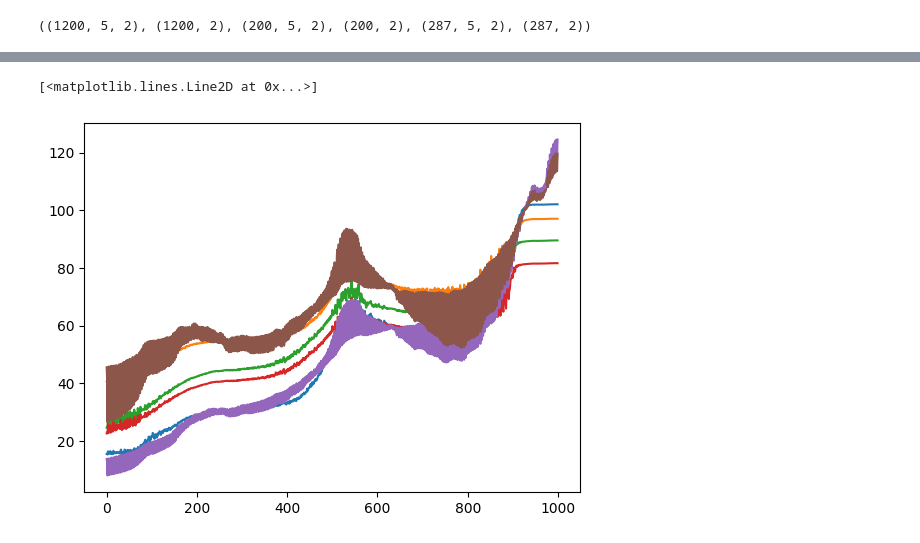
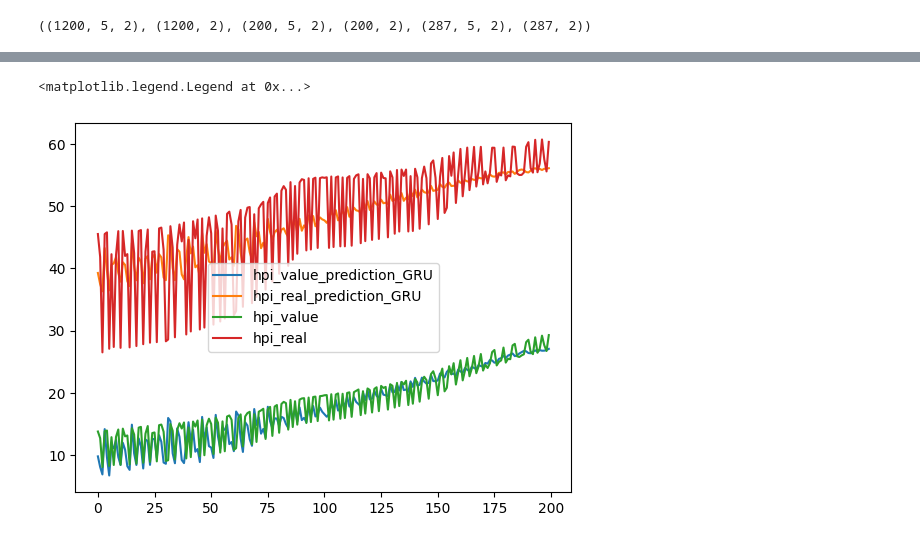
Before and after one commit to JhostinD/tfg-informatica, a Jupyter notebook: src/main_notebook.ipynb, the cells around one changed output, grey strips where cells are left out. Cells and saved outputs as stored; diff of their text form; code cells hidden in the pictures.

```diff
--- a/src/main_notebook.ipynb
+++ b/src/main_notebook.ipynb
@@ -206,5 +203,5 @@ WARNING:tensorflow:From c:\Users\jhost\Desktop\tfg-informatica\.venv\Lib\site-pa
 # %%
 # Train model
-history = model.fit(X_train, y_train, epochs=30, validation_data=(X_val, y_val))
-history_gru = model_gru.fit(X_train, y_train, epochs=30, validation_data=(X_val, y_val))
+history = model.fit(X_train, y_train, epochs=150, validation_data=(X_val, y_val))
+history_gru = model_gru.fit(X_train, y_train, epochs=150, validation_data=(X_val, y_val))
 # %% [output]
@@ -270,12 +267,11 @@ train_results
 1200 rows × 6 columns
 # %%
 # Showing plot previous results
-plt.plot(train_results['hpi_value_prediction_LSTM'][:1000])
-plt.plot(train_results['hpi_real_prediction_LSTM'][:1000])
-plt.plot(train_results['hpi_value_prediction_GRU'][:1000])
-plt.plot(train_results['hpi_real_prediction_GRU'][:1000])
-plt.plot(train_results['hpi_value'][:1000])
-plt.plot(train_results['hpi_real'][:1000])
+plt.plot(train_results['hpi_value_prediction_GRU'][:200], label='hpi_value_prediction_GRU')
+plt.plot(train_results['hpi_real_prediction_GRU'][:200], label='hpi_real_prediction_GRU')
+plt.plot(train_results['hpi_value'][:200], label='hpi_value')
+plt.plot(train_results['hpi_real'][:200], label='hpi_real')
+plt.legend()
 # %% [output]
-[<matplotlib.lines.Line2D at 0x...>]
+<matplotlib.legend.Legend at 0x...>
-[figure, old version]
+[figure, new version]
```
Also changed, not shown: parts of 11 cells of this notebook.
